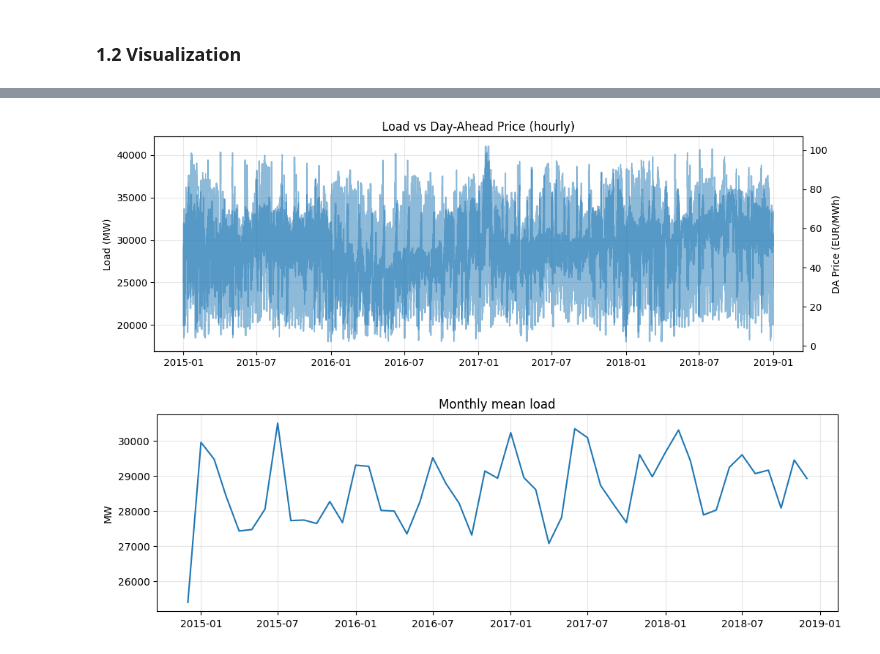
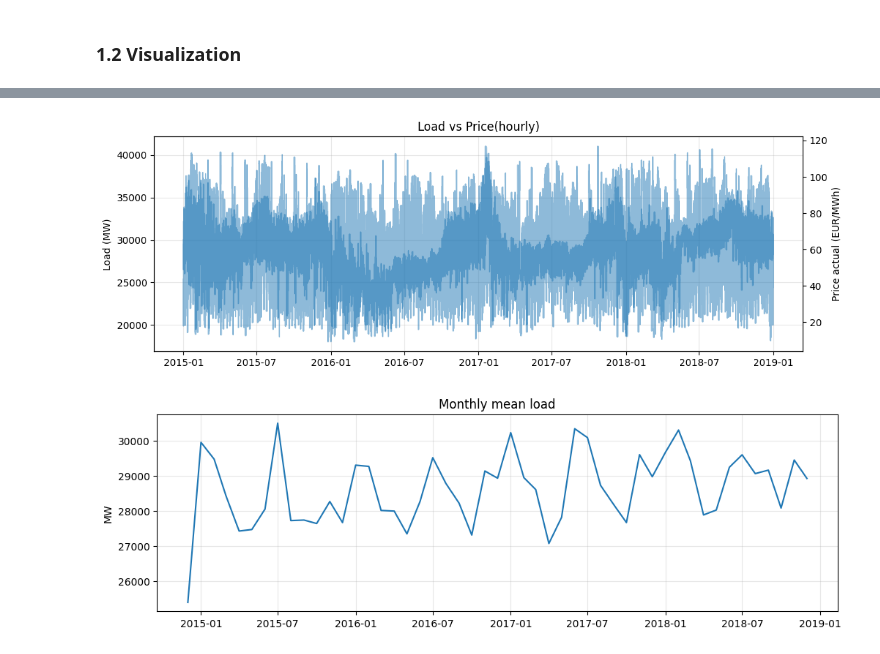
Before and after one commit to Jackson00Han/Energy_Market_Forecasting, a Jupyter notebook: hourly_energy_demand_forecasting.ipynb, the cells around one changed output, grey strips where cells are left out. Cells and saved outputs as stored; diff of their text form; code cells hidden in the pictures.

```diff
--- a/hourly_energy_demand_forecasting.ipynb
+++ b/hourly_energy_demand_forecasting.ipynb
@@ -184,8 +186,7 @@ price day ahead                                 5747
 price actual                                    6653
 dtype: int64
 # %%
-# Drop null columns and constant columns
-
+# Drop null columns, constant columns, useless columns
 drop_cols = ["generation fossil coal-derived gas",
              "generation fossil oil shale",
              "generation fossil peat",
@@ -194,6 +195,8 @@ drop_cols = ["generation fossil coal-derived gas",
              "generation marine",
              "generation wind offshore",
              "forecast wind offshore eday ahead",
+             "price day ahead",
+             "total load forecast"
              ]
 
 energy_data = energy_data.drop(columns=drop_cols)
@@ -361,18 +541,18 @@ plt.show()
 # %%
 # Load & Price: Dual-Axis View (Hourly Detail)
 
 fig, ax1 = plt.subplots(figsize=(12,4))
 ax1.plot(energy_data.index, energy_data['total load actual'], alpha=0.5)
 ax1.set_ylabel('Load (MW)')
 ax1.grid(True, alpha=0.3)
 
 ax2 = ax1.twinx()
-ax2.plot(energy_data.index, energy_data['price day ahead'], alpha=0.5)
-ax2.set_ylabel('DA Price (EUR/MWh)')
-ax1.set_title('Load vs Day-Ahead Price (hourly)')
+ax2.plot(energy_data.index, energy_data['price actual'], alpha=0.5)
+ax2.set_ylabel('Price actual (EUR/MWh)')
+ax1.set_title('Load vs Price(hourly)')
 plt.show()
 # %% [output]
-[figure, old version]
+[figure, new version]
 # %%
 # Seasonality – Monthly
 
```
Also changed, not shown: parts of 44 cells of this notebook, 1 other file.
